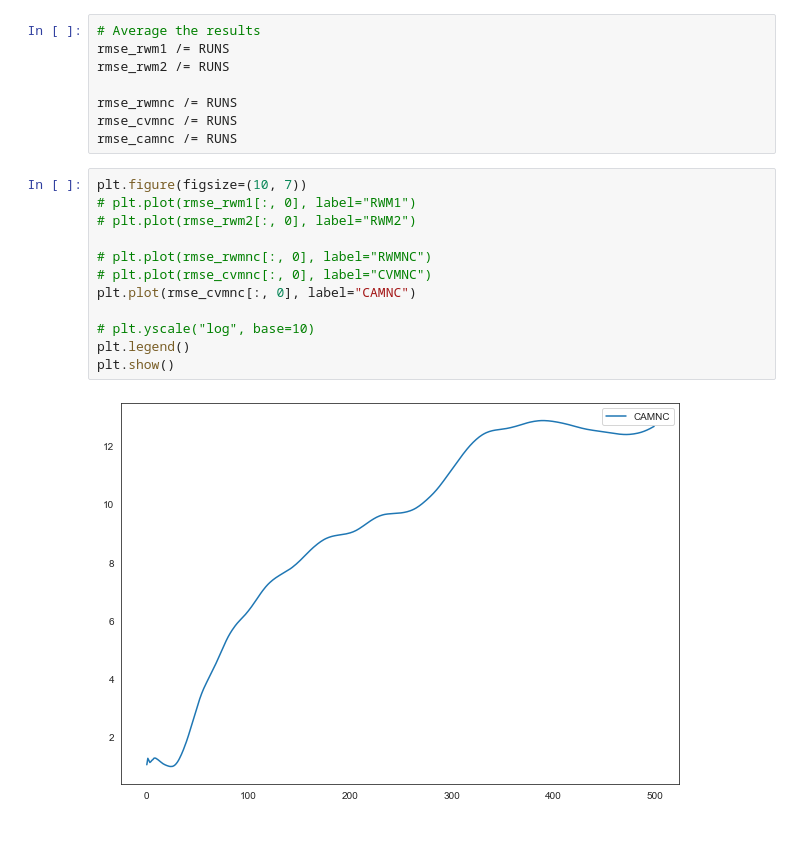
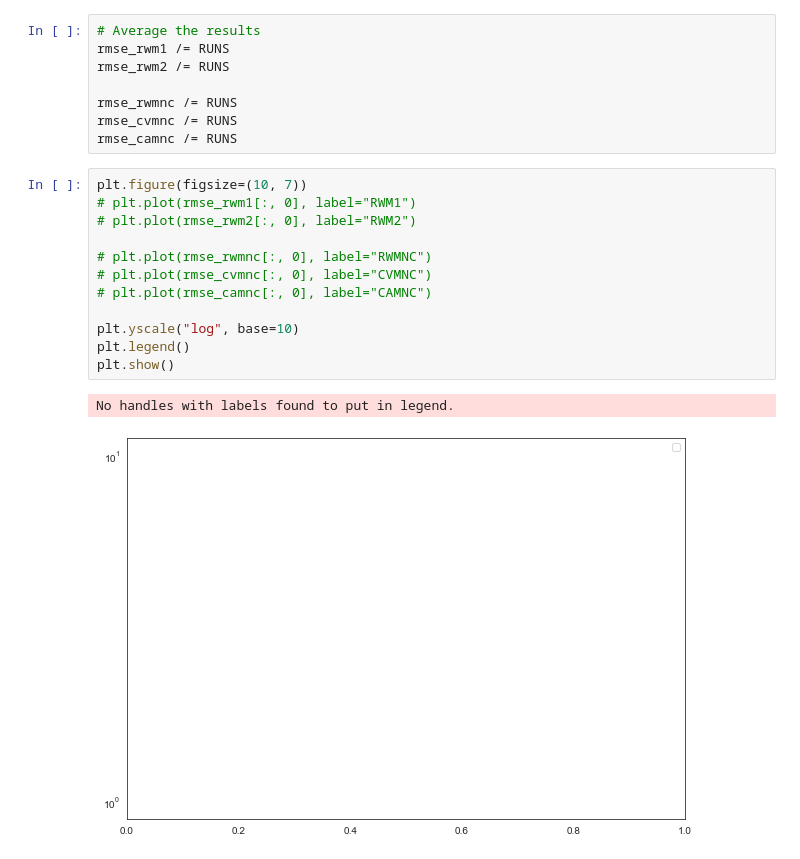
Before and after one commit to maiquang/maithanh-thesis-src, a Jupyter notebook: sim_template.ipynb, the cells around one changed output. Drawn from its saved outputs; the diff is of its cells as text.

```diff
--- a/sim_template.ipynb
+++ b/sim_template.ipynb
@@ -137,14 +140,15 @@ rmse_camnc /= RUNS
 # %%
 plt.figure(figsize=(10, 7))
 # plt.plot(rmse_rwm1[:, 0], label="RWM1")
 # plt.plot(rmse_rwm2[:, 0], label="RWM2")
 
 # plt.plot(rmse_rwmnc[:, 0], label="RWMNC")
 # plt.plot(rmse_cvmnc[:, 0], label="CVMNC")
-plt.plot(rmse_cvmnc[:, 0], label="CAMNC")
+# plt.plot(rmse_camnc[:, 0], label="CAMNC")
 
-# plt.yscale("log", base=10)
+plt.yscale("log", base=10)
 plt.legend()
 plt.show()
 # %% [output]
+No handles with labels found to put in legend.
-[figure, old version]
+[figure, new version]
```
Also changed, not shown: parts of 14 cells of this notebook, 3 other files.
